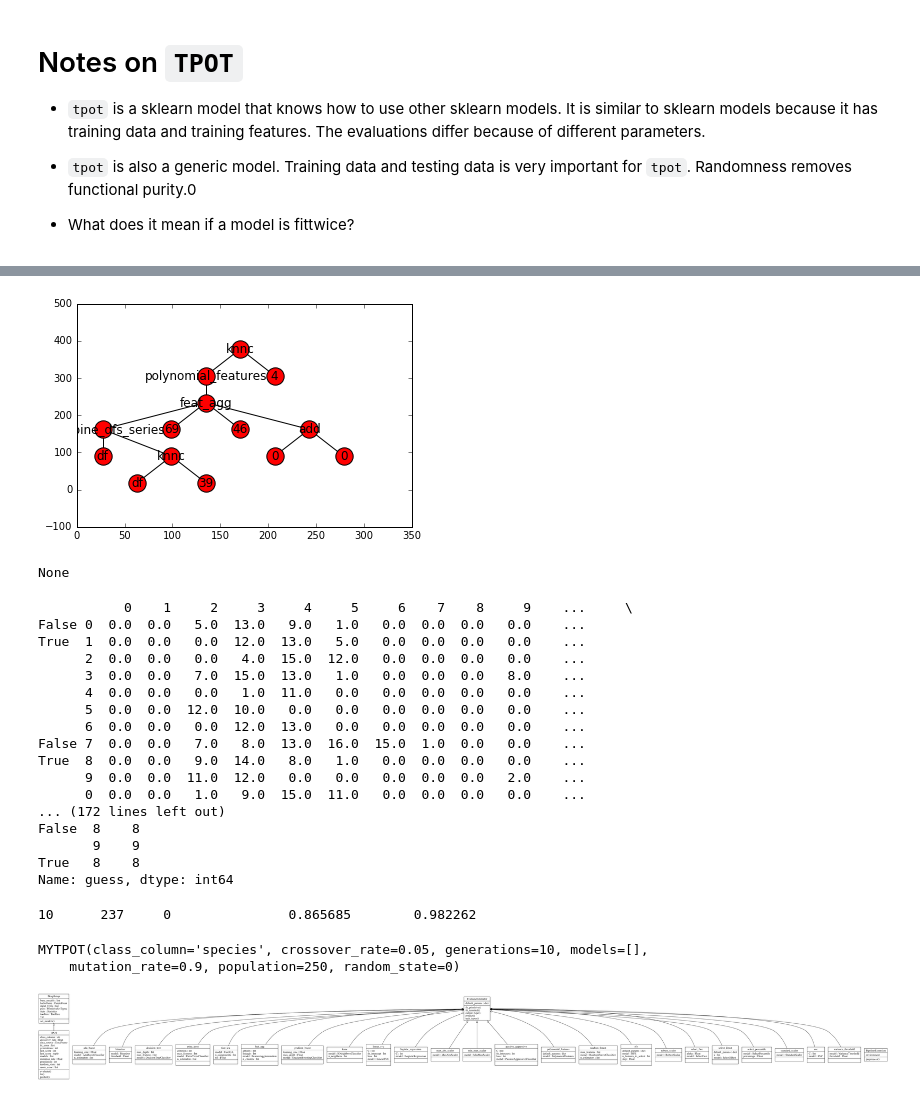
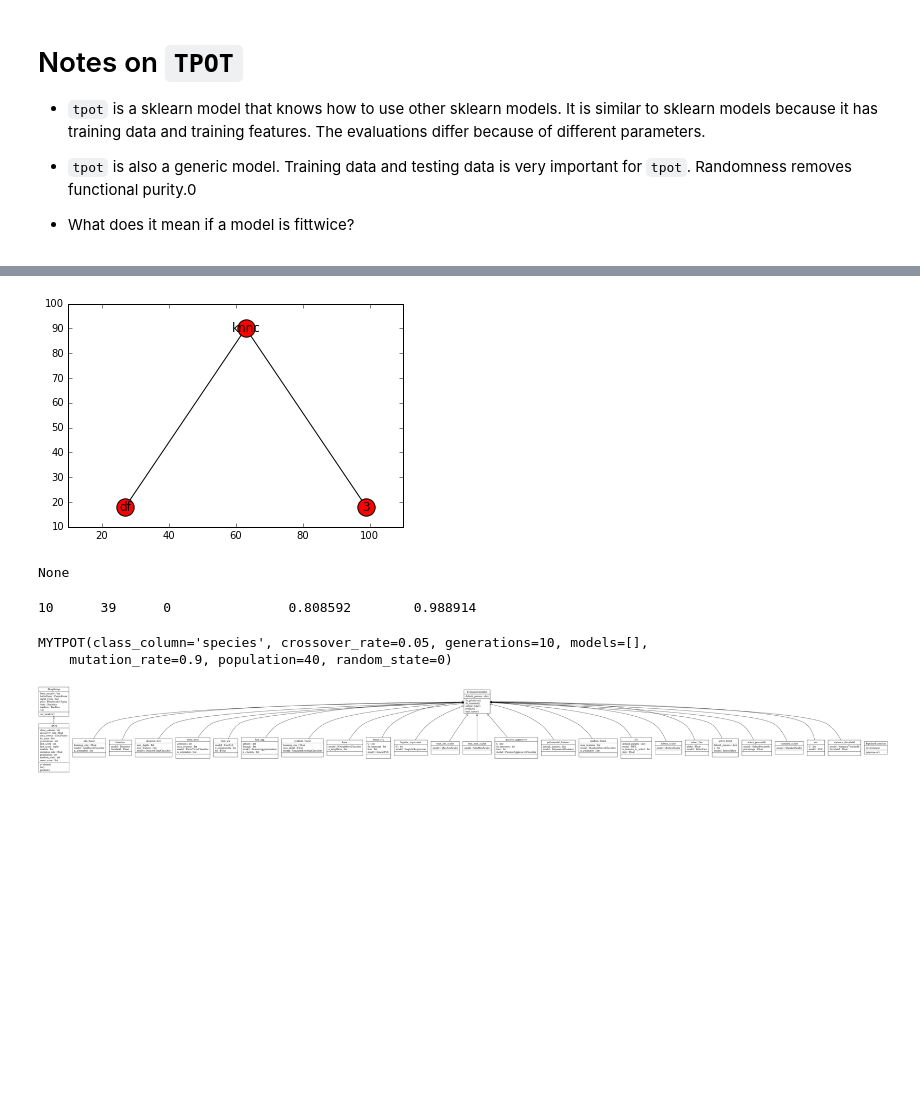
Before and after one commit to EpistasisLab/tpot, a Jupyter notebook: refactor.ipynb, the cells around one changed output, grey strips where cells are left out. Saved outputs shown, nothing was run; the diff lists cells and outputs as text; code cells hidden in the pictures; blank space fills up the shorter version.

````diff
--- a/refactor.ipynb
+++ b/refactor.ipynb
@@ -37,10 +37,18 @@ from bokeh.sampledata import iris
 # %%
 from IPython import display
 from ipywidgets import HTML
+template = Template(markdown("""#### The highest score is {{high}}
+
+##### fit errors `{{len(fit)}}` vs. score errors `{{len(score)}}` of `{{total}}` executions
+
+```
+{{current}}
+```"""))
+template = partial(template.render, len=len)
 class MYTPOT(TPOT):
     p = None
     current = HTML("""""")
-    high_score = 0.
+    high_score, last_score = [0.]*2
     ct =0
     def evaluate(self, individual, data_source):
         self.high_score = max(self.last_score, self.high_score)
@@ -62,6 +70,11 @@ class MYTPOT(TPOT):
         globals()['ax'] = nx.draw_networkx_nodes(g, layout)
         nx.draw_networkx_edges(g, layout)
         nx.draw_networkx_labels(g, layout, labels)
+
+#         g = networkx.DiGraph(self.history.genealogy_tree)
+#         g = g.reverse()     # Make the grah top-down
+#         networkx.draw(g)
+
         display.display(plt.show())
 
         return super().evaluate(individual, data_source)
@@ -74,26 +83,0 @@ Widget Javascript not detected.  It may not be installed properly.
-# %%
-%matplotlib inline
-tpot.fit(df)
-# %% [output]
-[figure, removed]
-None
-           0    1     2     3     4     5     6    7    8     9    ...     \
-False 0  0.0  0.0   5.0  13.0   9.0   1.0   0.0  0.0  0.0   0.0    ...
-True  1  0.0  0.0   0.0  12.0  13.0   5.0   0.0  0.0  0.0   0.0    ...
-      2  0.0  0.0   0.0   4.0  15.0  12.0   0.0  0.0  0.0   0.0    ...
-      3  0.0  0.0   7.0  15.0  13.0   1.0   0.0  0.0  0.0   8.0    ...
-      4  0.0  0.0   0.0   1.0  11.0   0.0   0.0  0.0  0.0   0.0    ...
-      5  0.0  0.0  12.0  10.0   0.0   0.0   0.0  0.0  0.0   0.0    ...
-      6  0.0  0.0   0.0  12.0  13.0   0.0   0.0  0.0  0.0   0.0    ...
-False 7  0.0  0.0   7.0   8.0  13.0  16.0  15.0  1.0  0.0   0.0    ...
-True  8  0.0  0.0   9.0  14.0   8.0   1.0   0.0  0.0  0.0   0.0    ...
-      9  0.0  0.0  11.0  12.0   0.0   0.0   0.0  0.0  0.0   2.0    ...
-      0  0.0  0.0   1.0   9.0  15.0  11.0   0.0  0.0  0.0   0.0    ...
-... (172 lines left out)
-False  8    8
-       9    9
-True   8    8
-Name: guess, dtype: int64
-10      237     0               0.865685        0.982262
-MYTPOT(class_column='species', crossover_rate=0.05, generations=10, models=[],
-    mutation_rate=0.9, population=250, random_state=0)
@@ -102,3 +84,13 @@ tfrom IPython.display import Image
+# %%
+tpot = MYTPOT(population=40,generations=10)
+tpot.current
+tpot.fit(prepare_dataframe(df))
+# %% [output]
+[figure, added]
+None
+10      39      0               0.808592        0.988914
+MYTPOT(class_column='species', crossover_rate=0.05, generations=10, models=[],
+    mutation_rate=0.9, population=40, random_state=0)
 # %%
 Image('classes_tpot.png')
 # %% [output]
````
Also changed, not shown: parts of 4 cells of this notebook.
